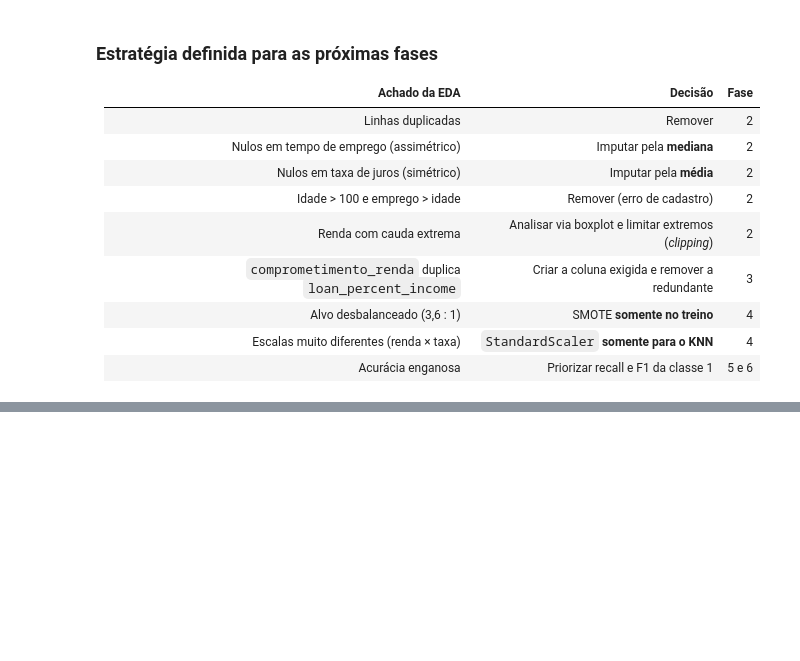
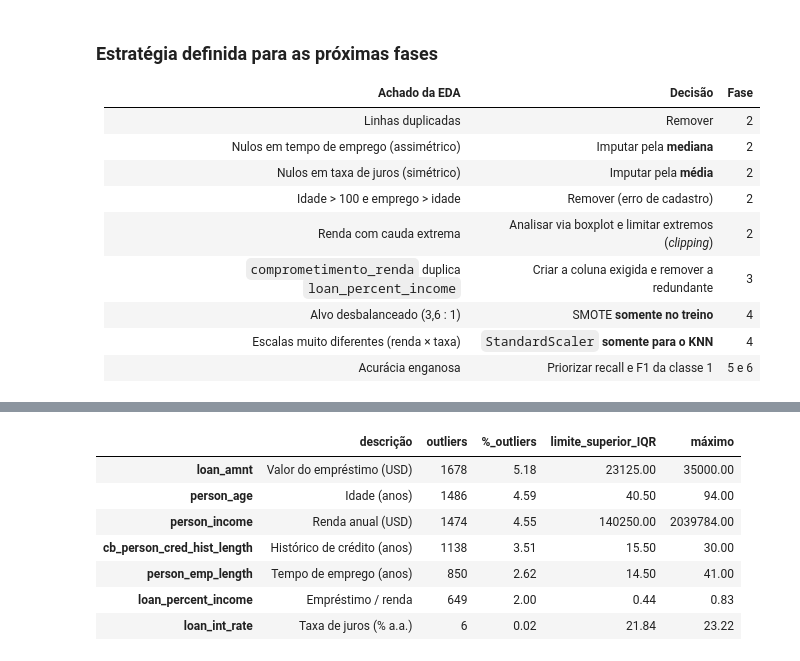
Before and after one commit to waldineilameira-lab/risco-credito-ml, a Jupyter notebook: notebooks/pipeline_risco_credito.ipynb, the cells around one changed output, grey strips where cells are left out. Saved outputs shown, nothing was run; the diff lists cells and outputs as text; code cells hidden in the pictures; blank space fills up the shorter version.

```diff
--- a/notebooks/pipeline_risco_credito.ipynb
+++ b/notebooks/pipeline_risco_credito.ipynb
@@ -319,18 +289,13 @@ descritiva_num
 descritiva_cat = df[col_categoricas].describe().T.rename(columns=ESTATISTICAS_PT)
 descritiva_cat.insert(0, "descrição", descritiva_cat.index.map(ROTULOS))
 # Traduz também a categoria mais frequente
-descritiva_cat["mais_frequente"] = [
-    traduz_categoria(str(c), str(v))
-    for c, v in descritiva_cat["mais_frequente"].items()
-]
+descritiva_cat["mais_frequente"] = [traduz_categoria(str(c), str(v)) for c, v in descritiva_cat["mais_frequente"].items()]
 display(descritiva_cat)
 
 # Frequência relativa de cada categoria (%), para identificar classes raras
 for col in col_categoricas:
     freq = (df[col].value_counts(normalize=True) * 100).round(2)
-    freq = freq.rename(
-        index=lambda v: traduz_categoria(col, str(v))
-    )  # categorias em português
+    freq = freq.rename(index=lambda v: traduz_categoria(col, str(v)))   # categorias em português
     print(f"\n--- {ROTULOS[col]} ({col}) — % ---")
     print(freq.to_string())
 # %% [output]
@@ -753,0 +818,26 @@ A base reúne **32.581 clientes e 12 variáveis**, e a variável-alvo é **desba
+# %%
+# ============================================================
+# 2.4a Contagem de outliers pelo critério IQR
+# ============================================================
+
+def resumo_outliers_iqr(serie: pd.Series) -> dict:
+    """Calcula limites do IQR e quantos valores ficam fora deles."""
+    q1, q3 = serie.quantile(0.25), serie.quantile(0.75)
+    iqr = q3 - q1
+    lim_inf, lim_sup = q1 - 1.5 * iqr, q3 + 1.5 * iqr
+    fora = (serie < lim_inf) | (serie > lim_sup)
+    return {"descrição": ROTULOS[str(serie.name)], "outliers": int(fora.sum()),
+            "%_outliers": round(fora.mean() * 100, 2), "limite_superior_IQR": lim_sup,
+            "máximo": serie.max()}
+
+tabela_outliers = pd.DataFrame([resumo_outliers_iqr(df[c]) for c in col_numericas], index=col_numericas)
+tabela_outliers.sort_values("%_outliers", ascending=False)
+# %% [output]
+|  | descrição | outliers | %_outliers | limite_superior_IQR | máximo |
+| loan_amnt | Valor do empréstimo (USD) | 1678 | 5.18 | 23125.00 | 35000.00 |
+| person_age | Idade (anos) | 1486 | 4.59 | 40.50 | 94.00 |
+| person_income | Renda anual (USD) | 1474 | 4.55 | 140250.00 | 2039784.00 |
+| cb_person_cred_hist_length | Histórico de crédito (anos) | 1138 | 3.51 | 15.50 | 30.00 |
+| person_emp_length | Tempo de emprego (anos) | 850 | 2.62 | 14.50 | 41.00 |
+| loan_percent_income | Empréstimo / renda | 649 | 2.00 | 0.44 | 0.83 |
+| loan_int_rate | Taxa de juros (% a.a.) | 6 | 0.02 | 21.84 | 23.22 |
```
Also changed, not shown: parts of 29 cells of this notebook, 2 other files.
